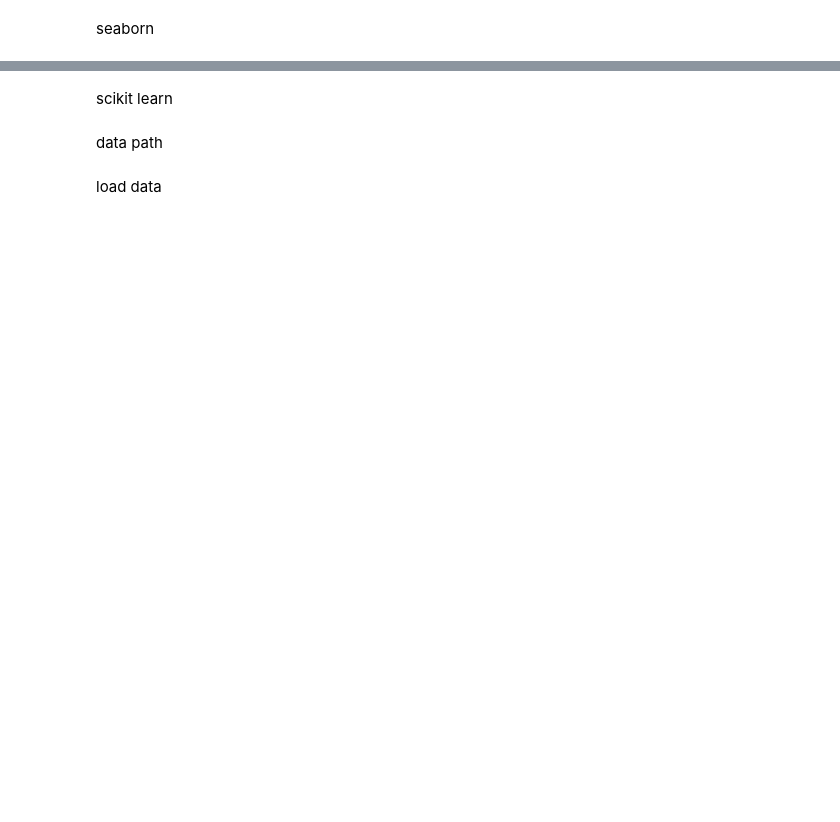
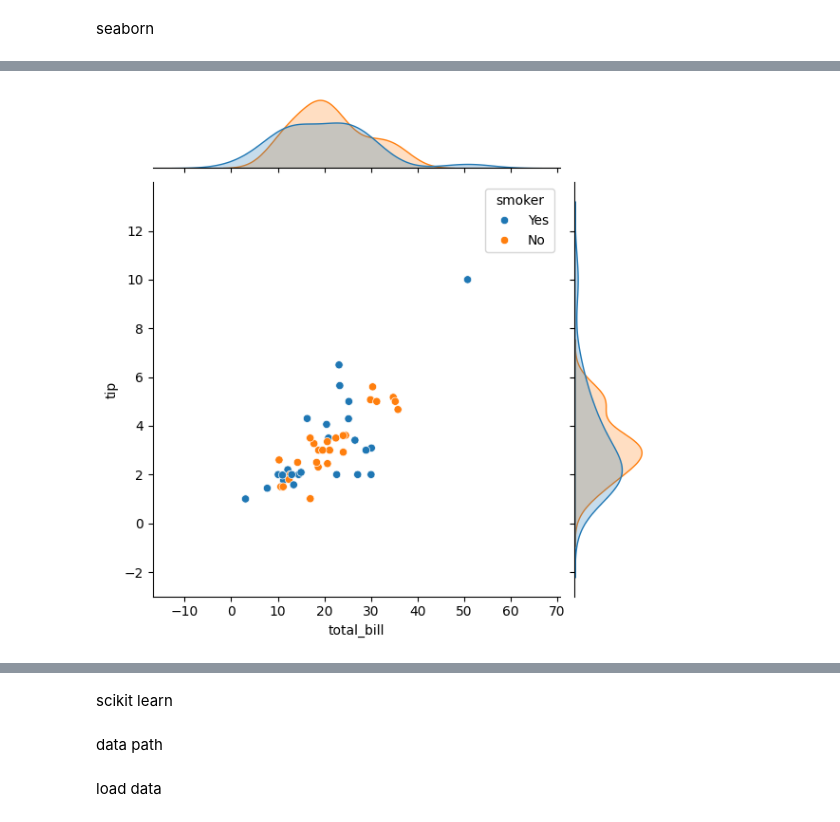
Before and after one commit to hawraaali23/BigDataApplications, a Jupyter notebook: my_notebooks/Tutorial8.ipynb, the cells around one changed output, grey strips where cells are left out. Cells and saved outputs as stored; diff of their text form; code cells hidden in the pictures; blank space fills up the shorter version.

```diff
--- a/my_notebooks/Tutorial8.ipynb
+++ b/my_notebooks/Tutorial8.ipynb
@@ -6,0 +50,5 @@ import seaborn as sns
+# %%
+sns.jointplot(data=df, y='tip', x='total_bill', hue='smoker')
+plt.show()
+# %% [output]
+[figure, added]
```
Also changed, not shown: parts of 19 cells of this notebook, 1 other file.
